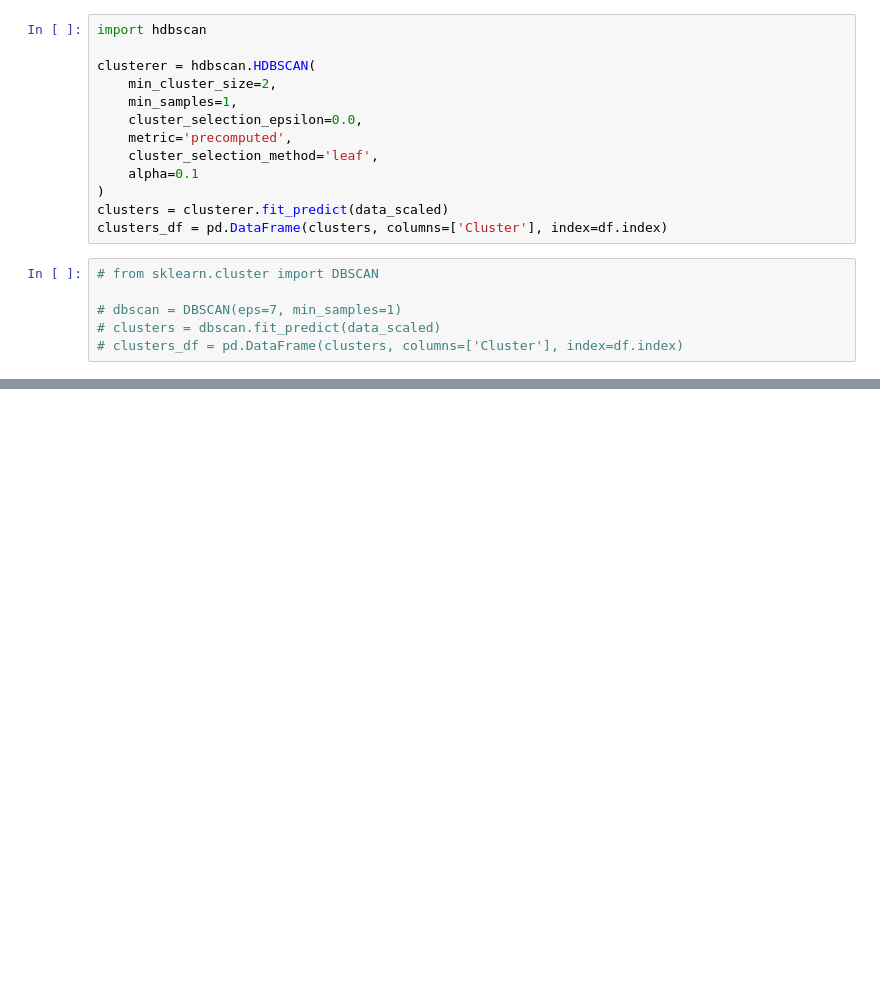
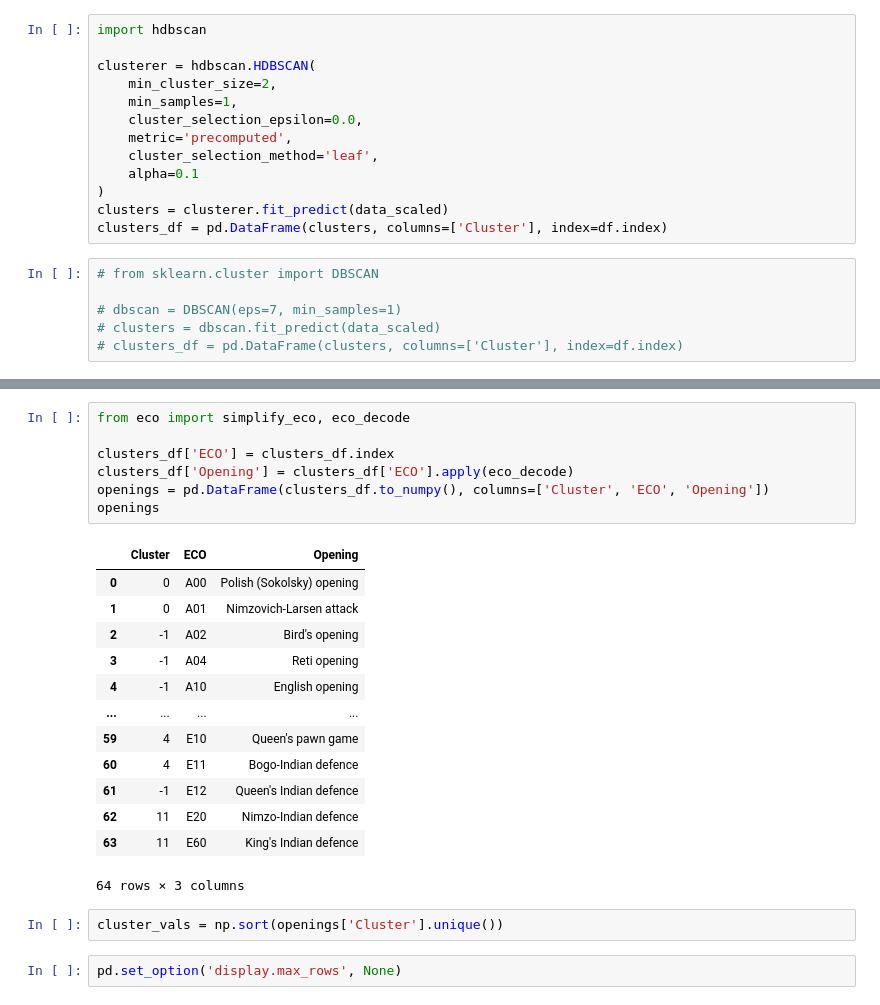
Before and after one commit to ielo03/chess-openings-analysis, a Jupyter notebook: Clustering.ipynb, the cells around one changed output, grey strips where cells are left out. Saved outputs shown, nothing was run; the diff lists cells and outputs as text; blank space fills up the shorter version.

```diff
--- a/Clustering.ipynb
+++ b/Clustering.ipynb
@@ -197,0 +160,25 @@ plt.show()
+# %%
+from eco import simplify_eco, eco_decode
+
+clusters_df['ECO'] = clusters_df.index
+clusters_df['Opening'] = clusters_df['ECO'].apply(eco_decode)
+openings = pd.DataFrame(clusters_df.to_numpy(), columns=['Cluster', 'ECO', 'Opening'])
+openings
+# %% [output]
+|  | Cluster | ECO | Opening |
+| 0 | 0 | A00 | Polish (Sokolsky) opening |
+| 1 | 0 | A01 | Nimzovich-Larsen attack |
+| 2 | -1 | A02 | Bird's opening |
+| 3 | -1 | A04 | Reti opening |
+| 4 | -1 | A10 | English opening |
+| ... | ... | ... | ... |
+| 59 | 4 | E10 | Queen's pawn game |
+| 60 | 4 | E11 | Bogo-Indian defence |
+| 61 | -1 | E12 | Queen's Indian defence |
+| 62 | 11 | E20 | Nimzo-Indian defence |
+| 63 | 11 | E60 | King's Indian defence |
+64 rows × 3 columns
+# %%
+cluster_vals = np.sort(openings['Cluster'].unique())
+# %%
+pd.set_option('display.max_rows', None)
```
Also changed, not shown: parts of 30 cells of this notebook, 2 other files.
